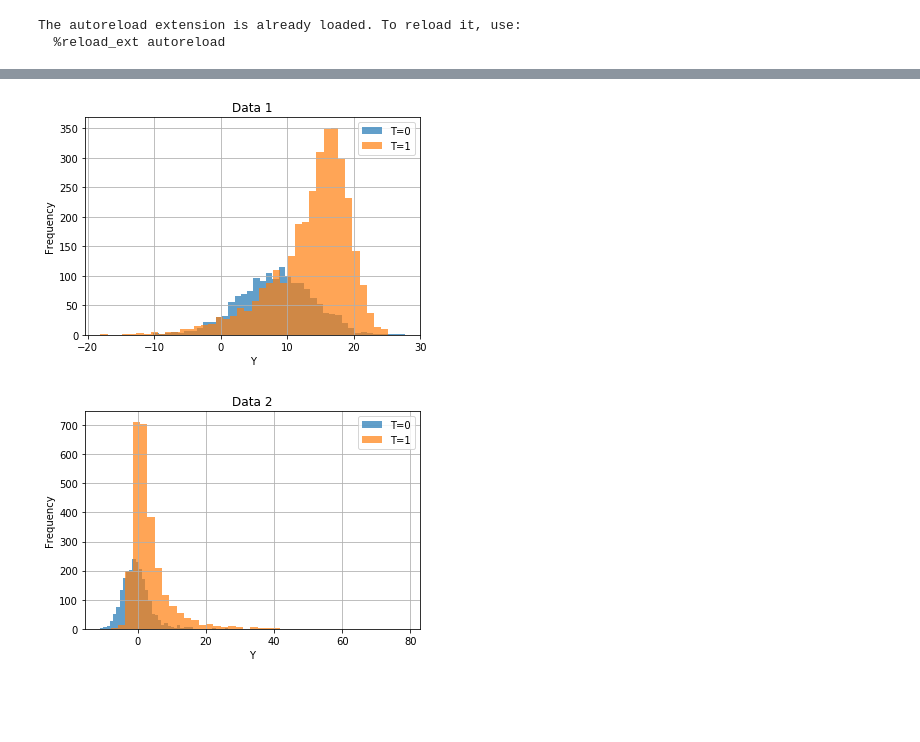
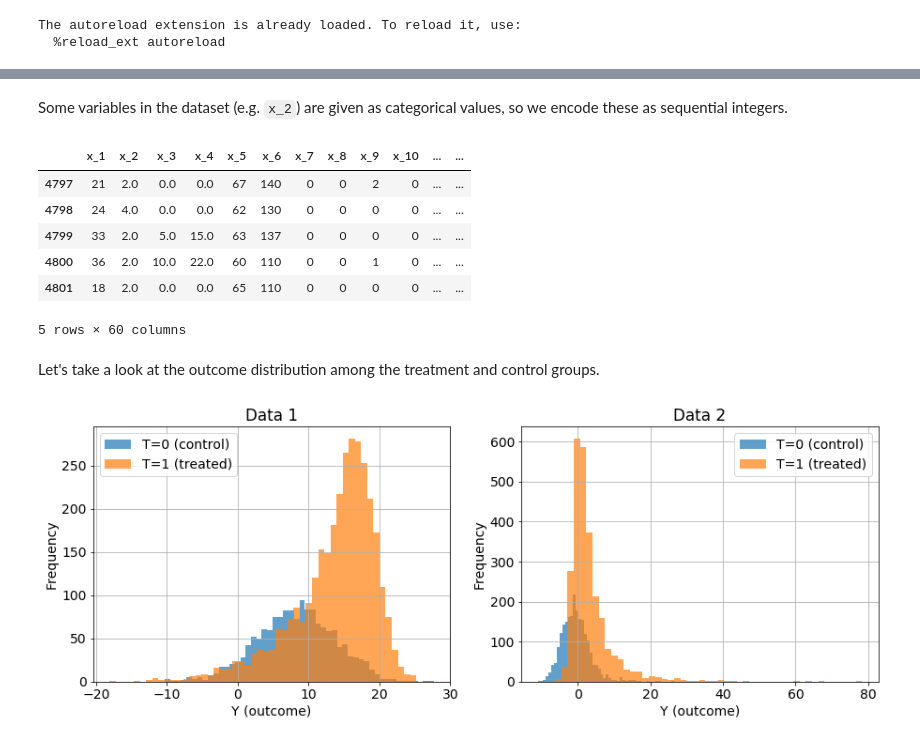
Before and after one commit to avivrosenberg/causal-inference-hw, a Jupyter notebook: hw3/hw3.ipynb, the cells around one changed output, grey strips where cells are left out. Cells and saved outputs as stored; diff of their text form; code cells hidden in the pictures; blank space fills up the shorter version.

```diff
--- a/hw3/hw3.ipynb
+++ b/hw3/hw3.ipynb
@@ -15,3 +63,6 @@ os.makedirs(OUT_DIR, exist_ok=True)
 # %% [output]
 The autoreload extension is already loaded. To reload it, use:
   %reload_ext autoreload
+# %%
+import matplotlib.pyplot as plt
+plt.rcParams['font.size'] = 14
@@ -18,10 +73,7 @@ The autoreload extension is already loaded. To reload it, use:
 # %%
-# Load and convert datasets
-
 from hw3.data import load_data, encode_categorical, get_training_data
 
-df1 = encode_categorical(load_data(DATA_FILE1))
-df2 = encode_categorical(load_data(DATA_FILE2))
+df1 = load_data(DATA_FILE1)
+df2 = load_data(DATA_FILE2)
 
-X1, y1, t1 = get_training_data(df1)
-X2, y2, t2 = get_training_data(df2)
+df1.tail(5)
@@ -28,16 +88,29 @@ X2, y2, t2 = get_training_data(df2)
+# %% [markdown]
+ Some variables in the dataset (e.g. `x_2`) are given as categorical values, so we encode these as sequential integers.
+# %%
+df1 = encode_categorical(df1)
+df2 = encode_categorical(df2)
+dataframes = (df1, df2)
+
+df1.tail(5)
+# %% [output]
+|  | x_1 | x_2 | x_3 | x_4 | x_5 | x_6 | x_7 | x_8 | x_9 | x_10 | ... | ... |
+| 4797 | 21 | 2.0 | 0.0 | 0.0 | 67 | 140 | 0 | 0 | 2 | 0 | ... | ... |
+| 4798 | 24 | 4.0 | 0.0 | 0.0 | 62 | 130 | 0 | 0 | 0 | 0 | ... | ... |
+| 4799 | 33 | 2.0 | 5.0 | 15.0 | 63 | 137 | 0 | 0 | 0 | 0 | ... | ... |
+| 4800 | 36 | 2.0 | 10.0 | 22.0 | 60 | 110 | 0 | 0 | 1 | 0 | ... | ... |
+| 4801 | 18 | 2.0 | 0.0 | 0.0 | 65 | 110 | 0 | 0 | 0 | 0 | ... | ... |
+5 rows × 60 columns
+# %% [markdown]
+Let's take a look at the outcome distribution among the treatment and control groups.
 # %%
-# Plot outcome distributions
-
-import matplotlib.pyplot as plt
-
-for i, df in enumerate((df1, df2)):
-    plt.figure()
+fig, ax = plt.subplots(nrows=1, ncols=len(dataframes), figsize=(15, 5))
+for i, df in enumerate(dataframes):
     groups = df.groupby('T')
-    groups['Y'].plot(kind='hist', sharex=True, alpha=0.7, bins=40)
-    plt.title(f'Data {i+1}')
-    plt.xlabel('Y')
-    plt.grid(True)
-    plt.legend([f'T=0','T=1'])
+    groups['Y'].plot(kind='hist', ax=ax[i], sharex=True, alpha=0.7, bins=50)
+    ax[i].set_title(f'Data {i+1}')
+    ax[i].set_xlabel('Y (outcome)')
+    ax[i].grid(True)
+    ax[i].legend([f'T=0 (control)','T=1 (treated)'])
 # %% [output]
-[figure, old version]
+[figure, new version]
-[figure, removed]
```
Also changed, not shown: parts of 20 cells of this notebook, 1 other file.
